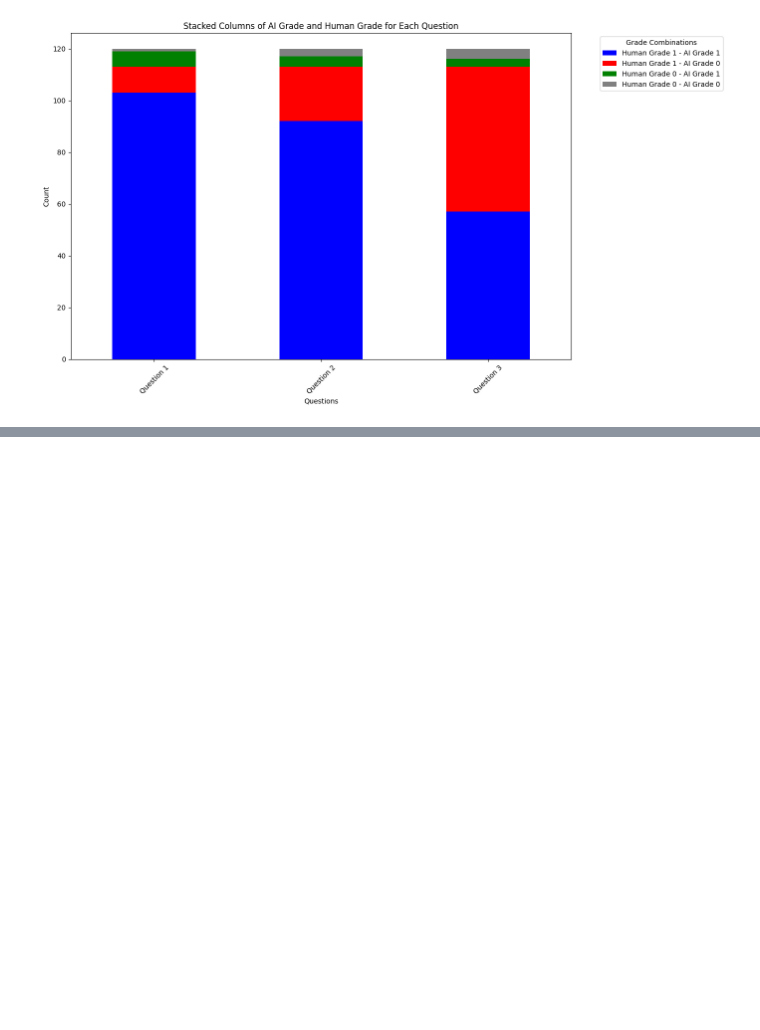
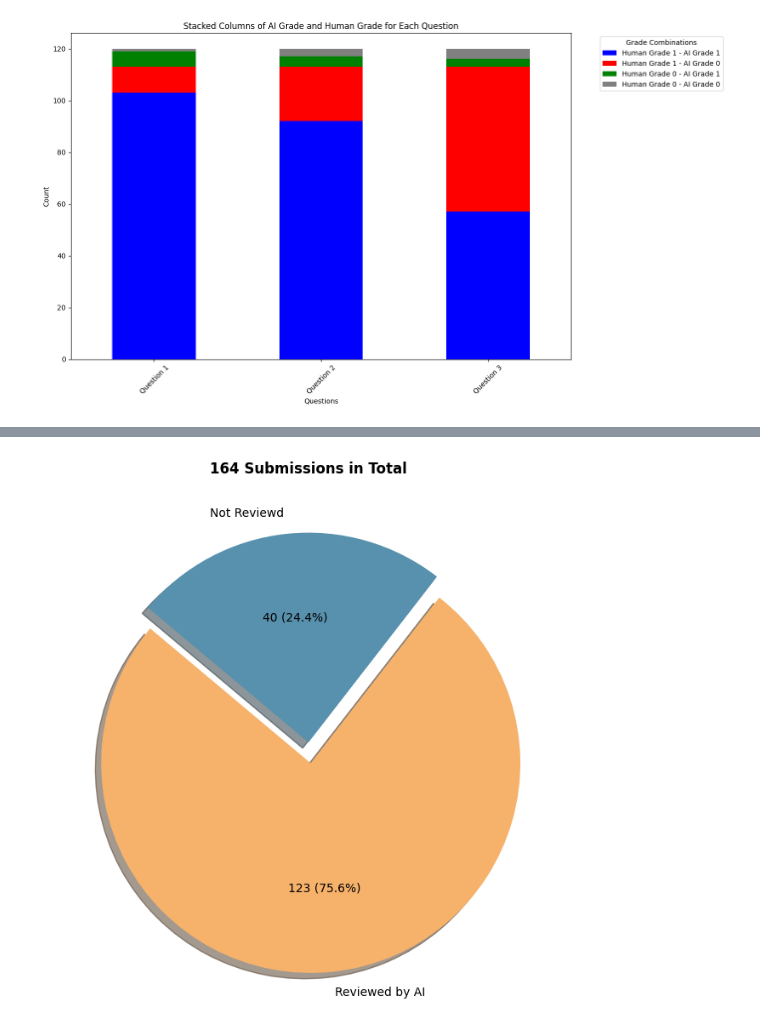
Before and after one commit to ngavu2004/AutoGradingPipelineAnalysis, a Jupyter notebook: visualize_AI_grade_RealGrade.ipynb, the cells around one changed output, grey strips where cells are left out. Cells and saved outputs as stored; diff of their text form; code cells hidden in the pictures; blank space fills up the shorter version.

```diff
--- a/visualize_AI_grade_RealGrade.ipynb
+++ b/visualize_AI_grade_RealGrade.ipynb
@@ -1105,0 +1173,18 @@ question_list:  ["Question 1. Does the value of the 'Problem Summary:' attribute
+# %%
+# Calculate the number of files and missing files
+total_files = len(files)
+missing_files = len(missing_user_ids)
+present_files = total_files - missing_files
+
+# Draw pie chart
+labels = ['Reviewed by AI', 'Not Reviewd']
+sizes = [present_files, missing_files]
+colors = ['#f6b26b', '#5891ad']
+explode = (0.1, 0)  # explode the 1st slice (Present Files)
+
+plt.figure(figsize=(8, 8))
+plt.pie(sizes, explode=explode, labels=labels, colors=colors, autopct=lambda p: f'{int(p * total_files / 100)} ({p:.1f}%)', shadow=True, startangle=140)
+plt.title('164 Submissions in Total', fontweight='bold')
+plt.show()
+# %% [output]
+[figure, added]
```
Also changed, not shown: parts of 22 cells of this notebook, 3 other files.
